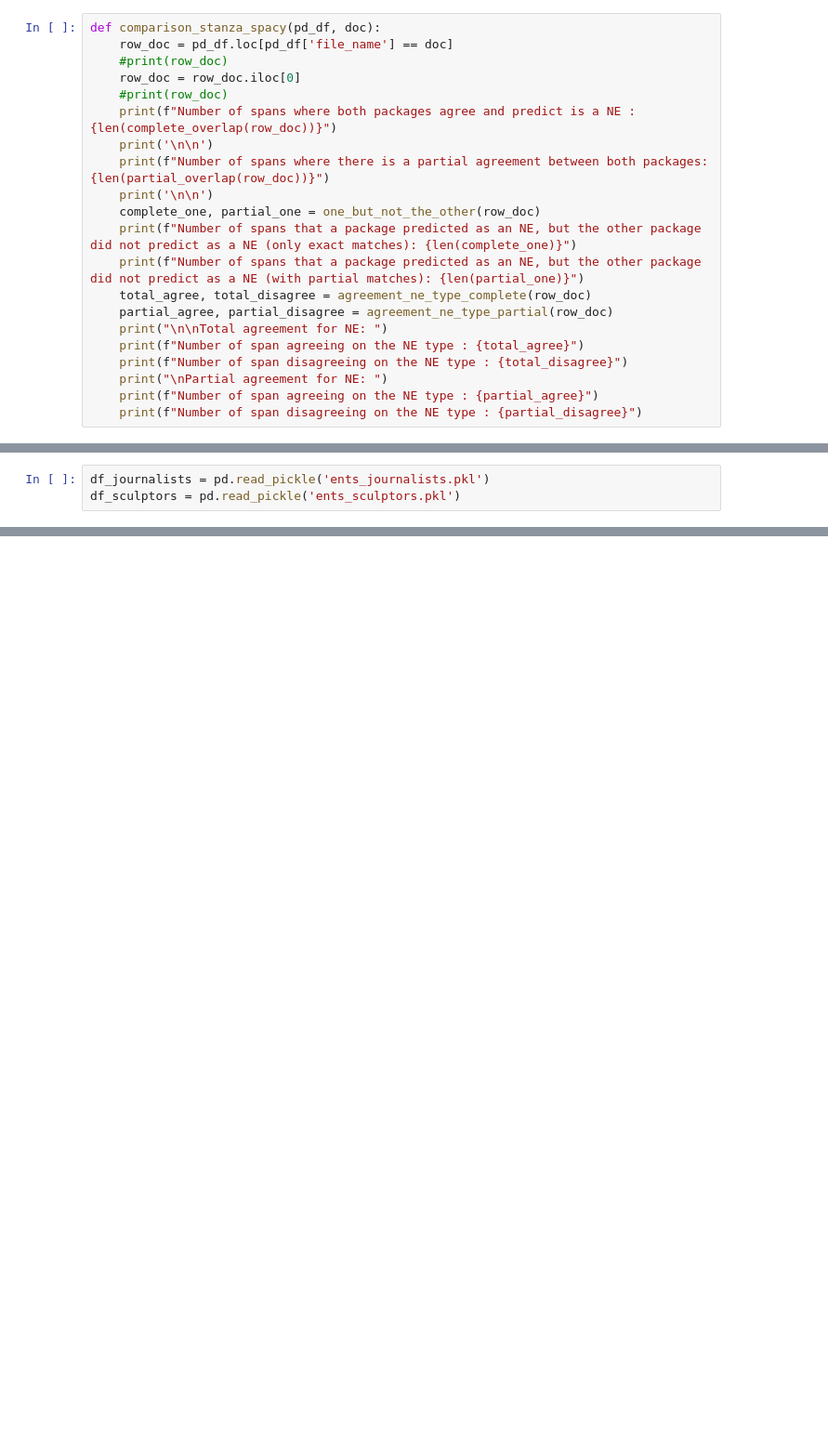
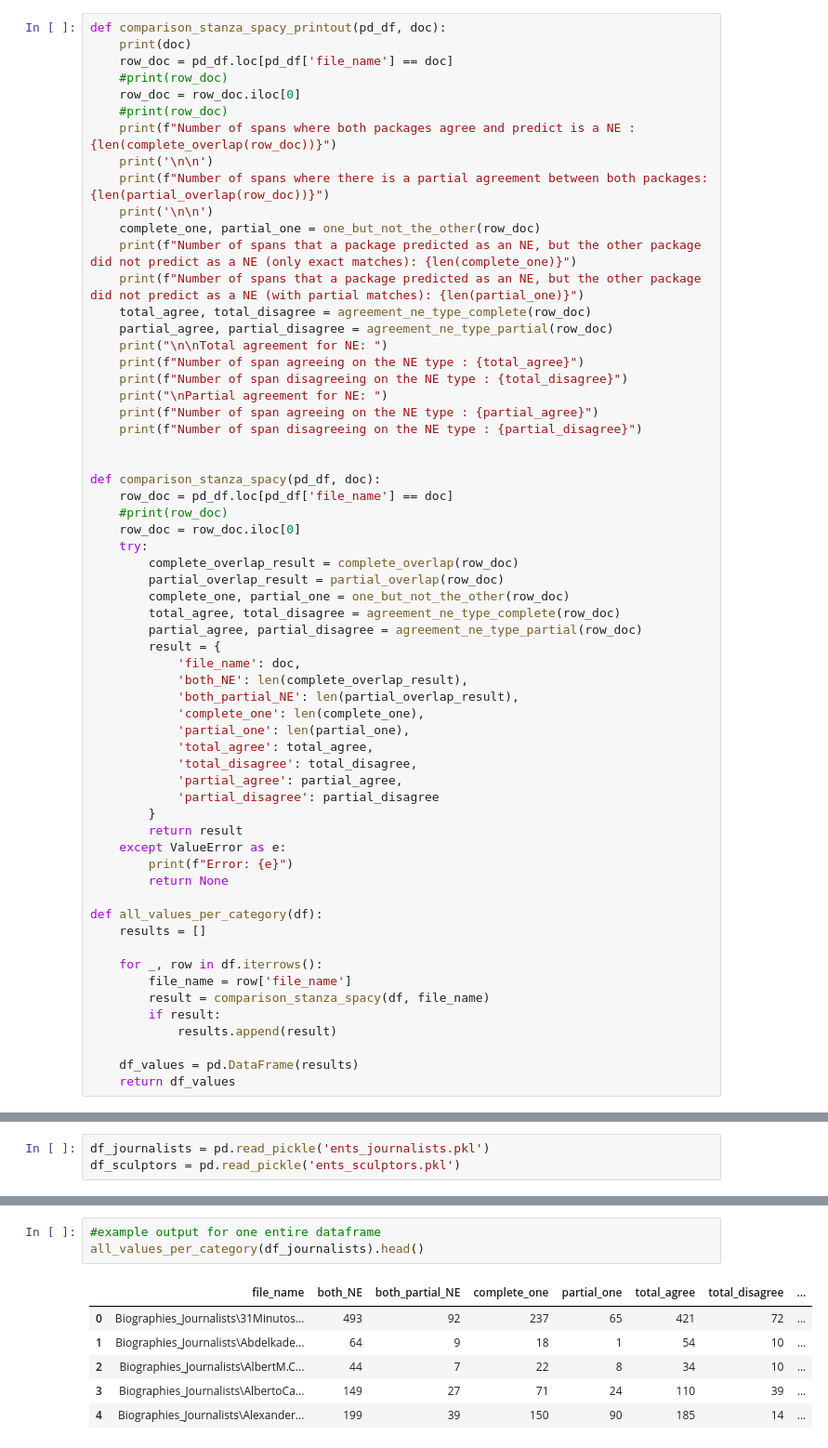
Before and after one commit to marinmss/m1-datascience-project, a Jupyter notebook: src/part2_NER_analysis_by_entity_type.ipynb, the cells around one changed output, grey strips where cells are left out. Shown at 93% size. Drawn from its saved outputs; the diff is of its cells as text; blank space fills up the shorter version.

```diff
--- a/src/part2_NER_analysis_by_entity_type.ipynb
+++ b/src/part2_NER_analysis_by_entity_type.ipynb
@@ -106,7 +110,8 @@ def agreement_ne_type_partial(df_docrow):
 
     return agree, disagree
 # %%
-def comparison_stanza_spacy(pd_df, doc):
+def comparison_stanza_spacy_printout(pd_df, doc):
+    print(doc)
     row_doc = pd_df.loc[pd_df['file_name'] == doc]
     #print(row_doc)
     row_doc = row_doc.iloc[0]
@@ -126,3 +131,42 @@ def comparison_stanza_spacy(pd_df, doc):
     print("\nPartial agreement for NE: ")
     print(f"Number of span agreeing on the NE type : {partial_agree}")
     print(f"Number of span disagreeing on the NE type : {partial_disagree}")
+
+
+def comparison_stanza_spacy(pd_df, doc):
+    row_doc = pd_df.loc[pd_df['file_name'] == doc]
+    #print(row_doc)
+    row_doc = row_doc.iloc[0]
+    try:
+        complete_overlap_result = complete_overlap(row_doc)
+        partial_overlap_result = partial_overlap(row_doc)
+        complete_one, partial_one = one_but_not_the_other(row_doc)
+        total_agree, total_disagree = agreement_ne_type_complete(row_doc)
+        partial_agree, partial_disagree = agreement_ne_type_partial(row_doc)
+        result = {
+            'file_name': doc,
+            'both_NE': len(complete_overlap_result),
+            'both_partial_NE': len(partial_overlap_result),
+            'complete_one': len(complete_one),
+            'partial_one': len(partial_one),
+            'total_agree': total_agree,
+            'total_disagree': total_disagree,
+            'partial_agree': partial_agree,
+            'partial_disagree': partial_disagree
+        }
+        return result
+    except ValueError as e:
+        print(f"Error: {e}")
+        return None
+
+def all_values_per_category(df):
+    results = []
+
+    for _, row in df.iterrows():
+        file_name = row['file_name']
+        result = comparison_stanza_spacy(df, file_name)
+        if result:
+            results.append(result)
+
+    df_values = pd.DataFrame(results)
+    return df_values
@@ -156,0 +235,10 @@ Number of span disagreeing on the NE type : 3
+# %%
+#example output for one entire dataframe
+all_values_per_category(df_journalists).head()
+# %% [output]
+|  | file_name | both_NE | both_partial_NE | complete_one | partial_one | total_agree | total_disagree | ... |
+| 0 | Biographies_Journalists\31Minutos... | 493 | 92 | 237 | 65 | 421 | 72 | ... |
+| 1 | Biographies_Journalists\Abdelkade... | 64 | 9 | 18 | 1 | 54 | 10 | ... |
+| 2 | Biographies_Journalists\AlbertM.C... | 44 | 7 | 22 | 8 | 34 | 10 | ... |
+| 3 | Biographies_Journalists\AlbertoCa... | 149 | 27 | 71 | 24 | 110 | 39 | ... |
+| 4 | Biographies_Journalists\Alexander... | 199 | 39 | 150 | 90 | 185 | 14 | ... |
```
Also changed, not shown: parts of 5 cells of this notebook.
